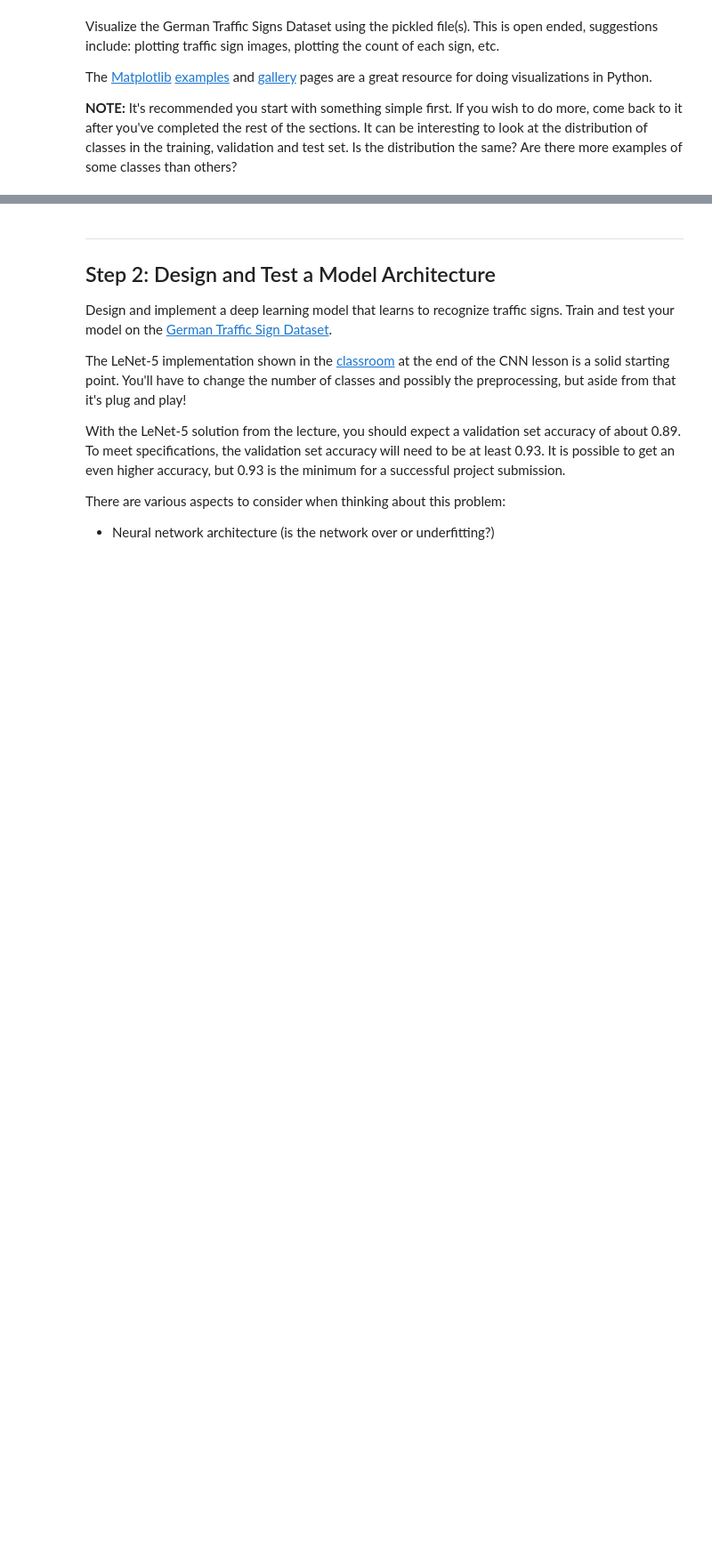
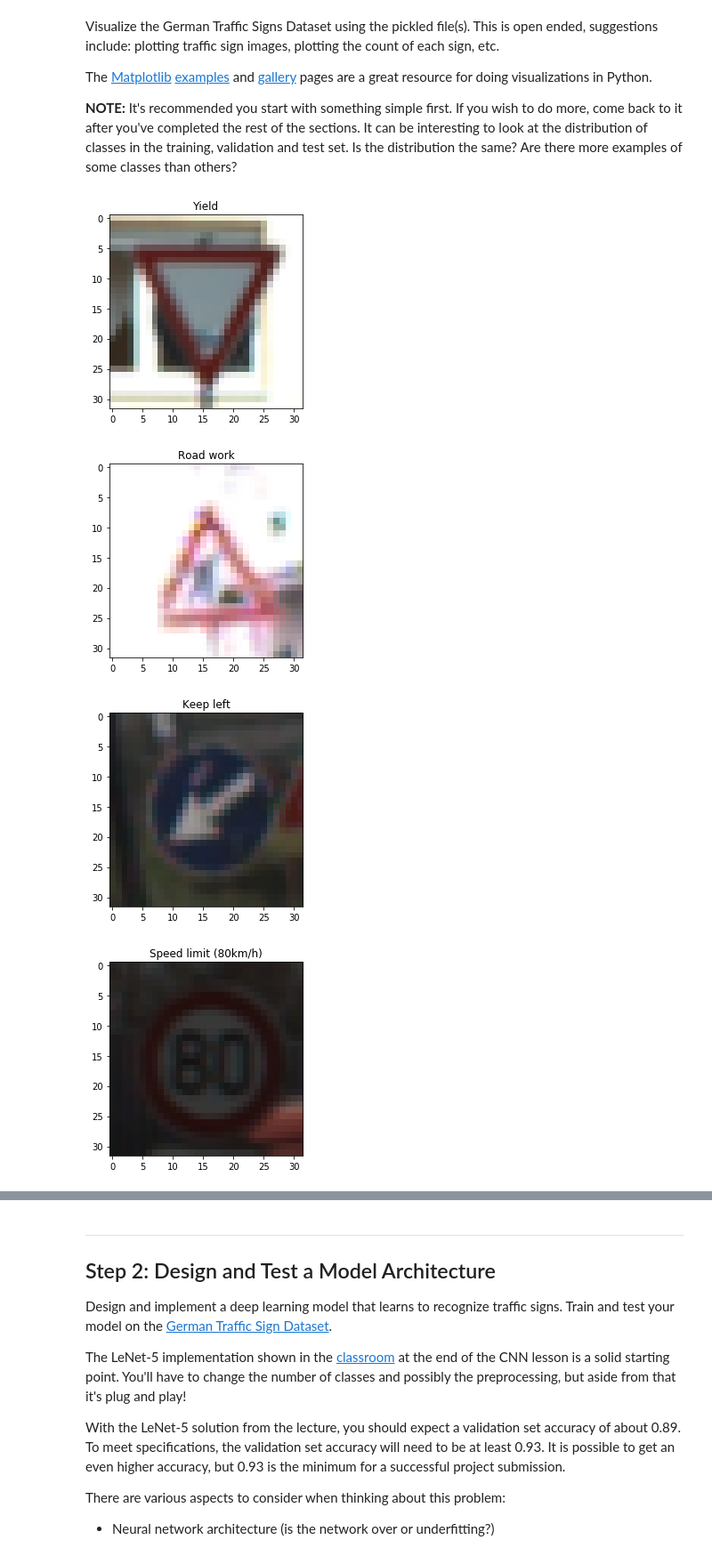
Before and after one commit to JoeDahle/SDCND-P2-Traffic-Controller, a Jupyter notebook: Traffic_Sign_Classifier.ipynb, the cells around one changed output, grey strips where cells are left out. Shown: that part at 89% size. Drawn from its saved outputs; the diff is of its cells as text; code cells hidden in the pictures; blank space fills up the shorter version.

Commit message:
add data visuals

```diff
--- a/Traffic_Sign_Classifier.ipynb
+++ b/Traffic_Sign_Classifier.ipynb
@@ -95,6 +95,29 @@ The [Matplotlib](http://matplotlib.org/) [examples](http://matplotlib.org/exampl
 # %%
 ### Data exploration visualization code goes here.
 ### Feel free to use as many code cells as needed.
 import matplotlib.pyplot as plt
 # Visualizations will be shown in the notebook.
 %matplotlib inline
+
+def load_label_file(file):
+    lines = open(file).readlines()[1:]
+    lines = [line.strip().split(",")for line in lines]
+    label_descs = dict([(int(classid), desc) for classid, desc in lines])
+    return label_descs
+
+label_descriptions = load_label_file("signnames.csv")
+
+n_samples = 7
+index = np.random.randint(0, n_train, n_samples)
+sample_imgs = X_train[index]
+sample_labels = list(map(label_descriptions.get, y_train[index]))
+
+for img, label in zip(sample_imgs, sample_labels):
+    plt.imshow(img)
+    plt.title(label)
+    plt.show()
+# %% [output]
+[figure, added]
+[figure, added]
+[figure, added]
+[figure, added]
```
Also changed, not shown: parts of 4 cells of this notebook.
